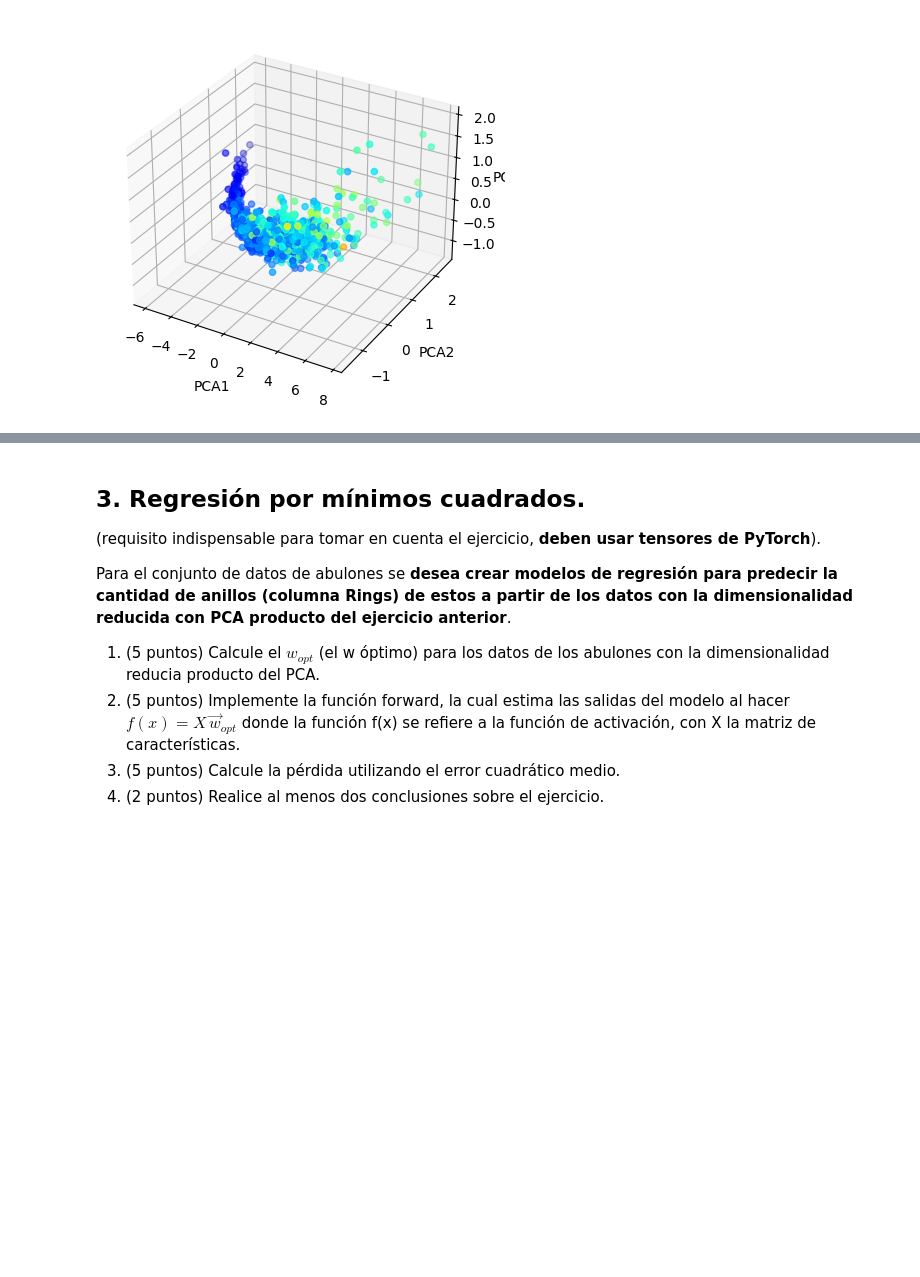
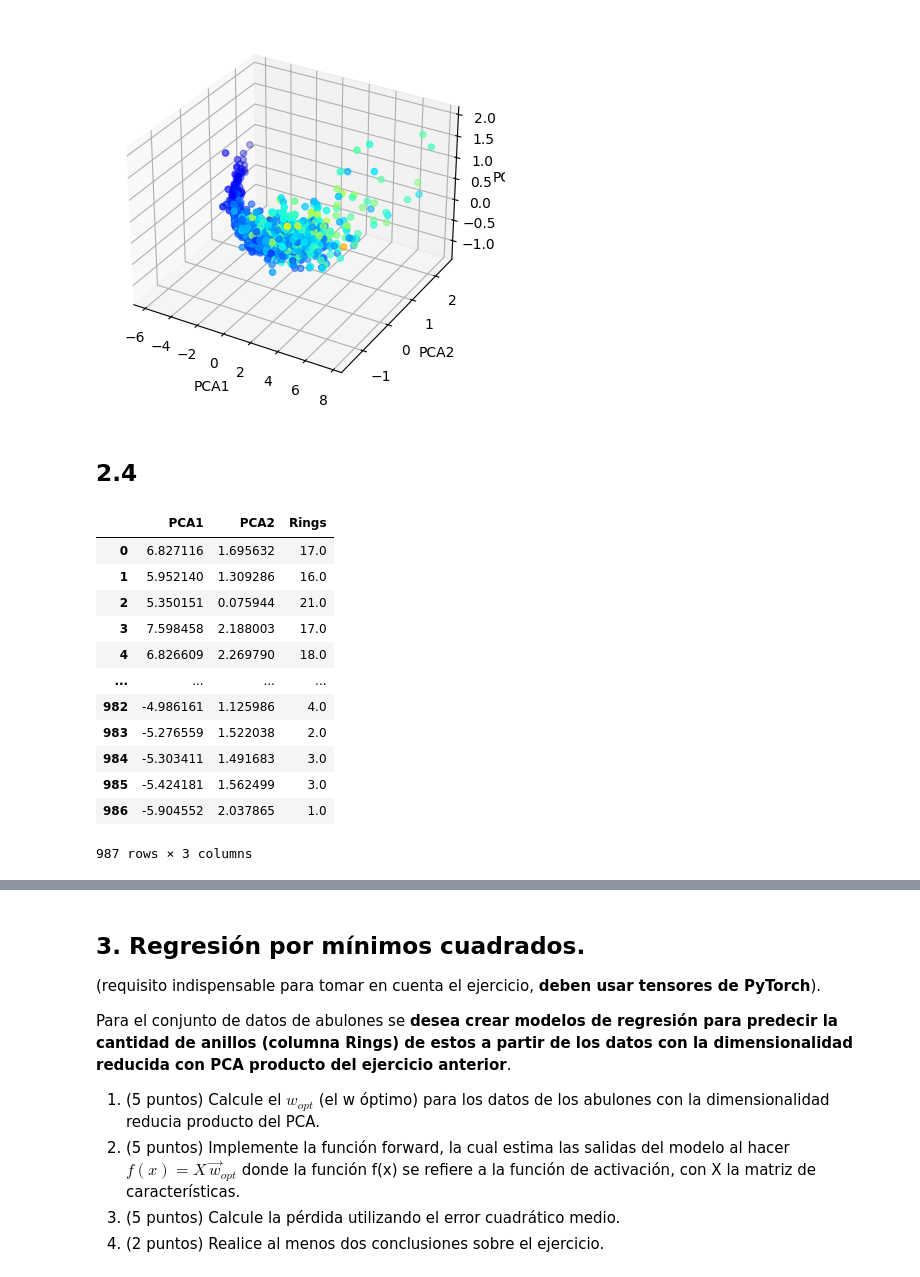
Before and after one commit to pabloamh27/PCA_project, a Jupyter notebook: TP02.ipynb, the cells around one changed output, grey strips where cells are left out. Saved outputs shown, nothing was run; the diff lists cells and outputs as text; code cells hidden in the pictures; blank space fills up the shorter version.

```diff
--- a/TP02.ipynb
+++ b/TP02.ipynb
@@ -632,3 +632,21 @@ ax.set_zlabel('PCA3')
 plt.show()
 # %% [output]
 [figure]
+# %% [markdown]
+## 2.4
+# %%
+data_2
+# %% [output]
+|  | PCA1 | PCA2 | Rings |
+| 0 | 6.827116 | 1.695632 | 17.0 |
+| 1 | 5.952140 | 1.309286 | 16.0 |
+| 2 | 5.350151 | 0.075944 | 21.0 |
+| 3 | 7.598458 | 2.188003 | 17.0 |
+| 4 | 6.826609 | 2.269790 | 18.0 |
+| ... | ... | ... | ... |
+| 982 | -4.986161 | 1.125986 | 4.0 |
+| 983 | -5.276559 | 1.522038 | 2.0 |
+| 984 | -5.303411 | 1.491683 | 3.0 |
+| 985 | -5.424181 | 1.562499 | 3.0 |
+| 986 | -5.904552 | 2.037865 | 1.0 |
+987 rows × 3 columns
```
Also changed, not shown: parts of 5 cells of this notebook.
